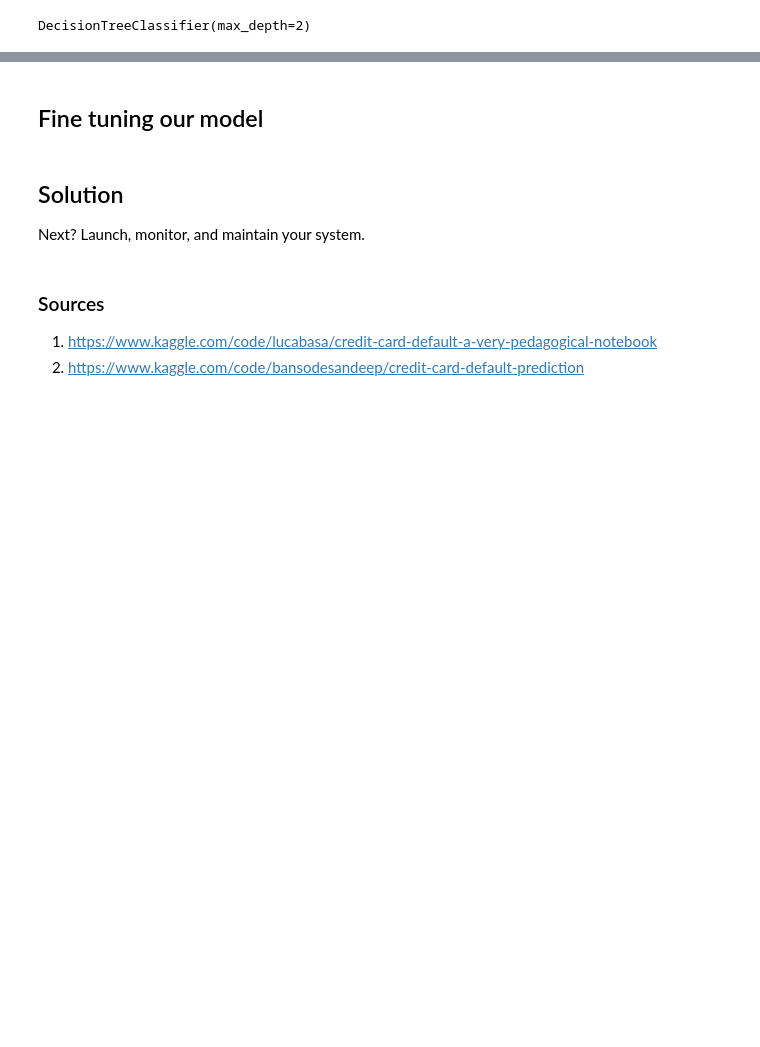
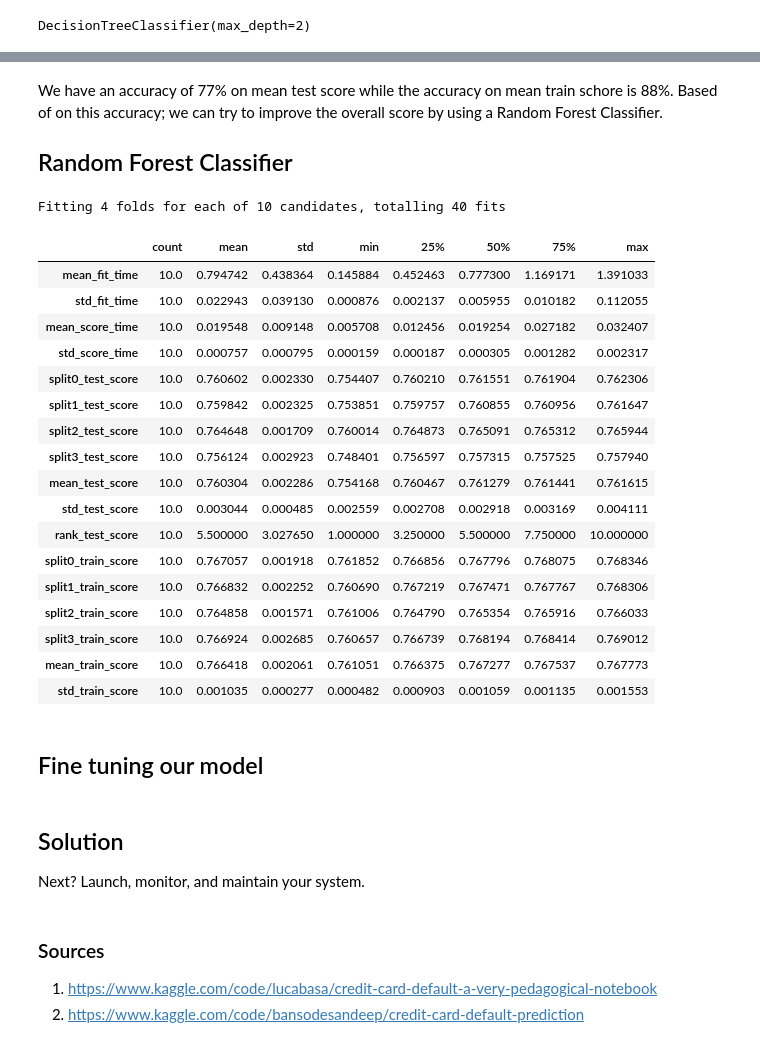
Before and after one commit to angadhsingh1/MachineLearning-DefaultCreditCards, a Jupyter notebook: final-project.ipynb, the cells around one changed output, grey strips where cells are left out. Cells and saved outputs as stored; diff of their text form; code cells hidden in the pictures; blank space fills up the shorter version.

```diff
--- a/final-project.ipynb
+++ b/final-project.ipynb
@@ -668,3 +708,40 @@ graph
+# %% [markdown]
+We have an accuracy of 77% on mean test score while the accuracy on mean train schore is 88%. Based of on this accuracy; we can try to improve the overall score by using a Random Forest Classifier.
+
+## Random Forest Classifier
+# %%
+from sklearn.ensemble import RandomForestClassifier
+
+rf = RandomForestClassifier\
+(n_estimators=10, criterion='gini', max_depth=3, min_samples_split=2, min_samples_leaf=1, min_weight_fraction_leaf=0.0, max_leaf_nodes=None, min_impurity_decrease=0.0, bootstrap=True, oob_score=False, n_jobs=None,
+random_state=4, verbose=0, warm_start=False, class_weight=None)
+
+rf_params_ex = {'n_estimators':list(range(10,110,10))}
+cv_rf_ex = GridSearchCV(rf, param_grid=rf_params_ex, scoring='roc_auc', n_jobs=None, refit=True, cv=4, verbose=1, pre_dispatch=None, error_score=np.nan, return_train_score=True)
+cv_rf_ex.fit(X_train, y_train)
+
+cv_rf_ex_results_df = pd.DataFrame(cv_rf_ex.cv_results_)
+cv_rf_ex_results_df.describe().T
+# %% [output]
+Fitting 4 folds for each of 10 candidates, totalling 40 fits
+|  | count | mean | std | min | 25% | 50% | 75% | max |
+| mean_fit_time | 10.0 | 0.794742 | 0.438364 | 0.145884 | 0.452463 | 0.777300 | 1.169171 | 1.391033 |
+| std_fit_time | 10.0 | 0.022943 | 0.039130 | 0.000876 | 0.002137 | 0.005955 | 0.010182 | 0.112055 |
+| mean_score_time | 10.0 | 0.019548 | 0.009148 | 0.005708 | 0.012456 | 0.019254 | 0.027182 | 0.032407 |
+| std_score_time | 10.0 | 0.000757 | 0.000795 | 0.000159 | 0.000187 | 0.000305 | 0.001282 | 0.002317 |
+| split0_test_score | 10.0 | 0.760602 | 0.002330 | 0.754407 | 0.760210 | 0.761551 | 0.761904 | 0.762306 |
+| split1_test_score | 10.0 | 0.759842 | 0.002325 | 0.753851 | 0.759757 | 0.760855 | 0.760956 | 0.761647 |
+| split2_test_score | 10.0 | 0.764648 | 0.001709 | 0.760014 | 0.764873 | 0.765091 | 0.765312 | 0.765944 |
+| split3_test_score | 10.0 | 0.756124 | 0.002923 | 0.748401 | 0.756597 | 0.757315 | 0.757525 | 0.757940 |
+| mean_test_score | 10.0 | 0.760304 | 0.002286 | 0.754168 | 0.760467 | 0.761279 | 0.761441 | 0.761615 |
+| std_test_score | 10.0 | 0.003044 | 0.000485 | 0.002559 | 0.002708 | 0.002918 | 0.003169 | 0.004111 |
+| rank_test_score | 10.0 | 5.500000 | 3.027650 | 1.000000 | 3.250000 | 5.500000 | 7.750000 | 10.000000 |
+| split0_train_score | 10.0 | 0.767057 | 0.001918 | 0.761852 | 0.766856 | 0.767796 | 0.768075 | 0.768346 |
+| split1_train_score | 10.0 | 0.766832 | 0.002252 | 0.760690 | 0.767219 | 0.767471 | 0.767767 | 0.768306 |
+| split2_train_score | 10.0 | 0.764858 | 0.001571 | 0.761006 | 0.764790 | 0.765354 | 0.765916 | 0.766033 |
+| split3_train_score | 10.0 | 0.766924 | 0.002685 | 0.760657 | 0.766739 | 0.768194 | 0.768414 | 0.769012 |
+| mean_train_score | 10.0 | 0.766418 | 0.002061 | 0.761051 | 0.766375 | 0.767277 | 0.767537 | 0.767773 |
+| std_train_score | 10.0 | 0.001035 | 0.000277 | 0.000482 | 0.000903 | 0.001059 | 0.001135 | 0.001553 |
 # %% [markdown]
 ## Fine tuning our model
 # %% [markdown]
```
Also changed, not shown: parts of 25 cells of this notebook, 1 other file.
